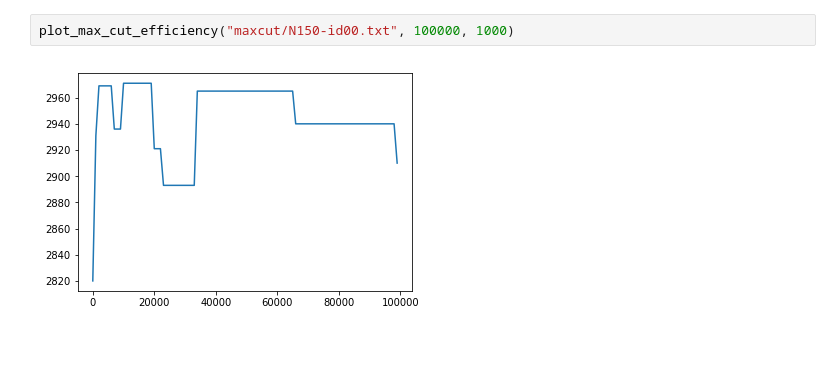
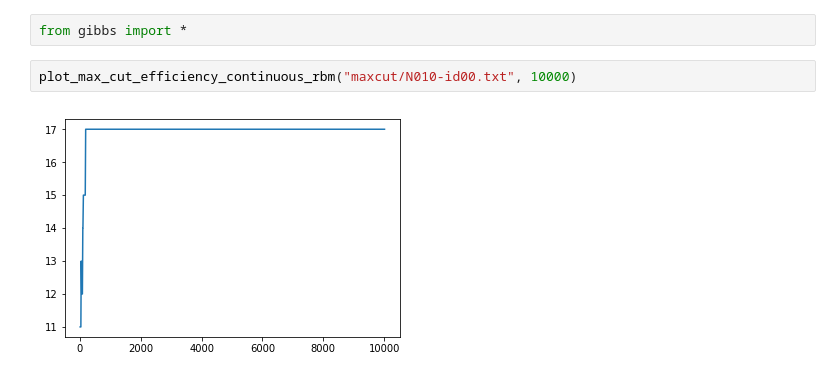
Before and after one commit to lili-chen/ising-optimization-rbm, a Jupyter notebook: performance_with_trial_number-rbm-cont.ipynb, the cells around one changed output. Saved outputs shown, nothing was run; the diff lists cells and outputs as text; blank space fills up the shorter version.

```diff
--- a/performance_with_trial_number-rbm-cont.ipynb
+++ b/performance_with_trial_number-rbm-cont.ipynb
@@ -263,4 +1,6 @@ plot_max_cut_efficiency("maxcut/N140-id00.txt", 100000, 1000)
-# %%
-plot_max_cut_efficiency("maxcut/N150-id00.txt", 100000, 1000)
-# %% [output]
-[figure, removed]
+# %%
+from gibbs import *
+# %%
+plot_max_cut_efficiency_continuous_rbm("maxcut/N010-id00.txt", 10000)
+# %% [output]
+[figure, added]
```
Also changed, not shown: parts of 35 cells of this notebook, 5 other files.
